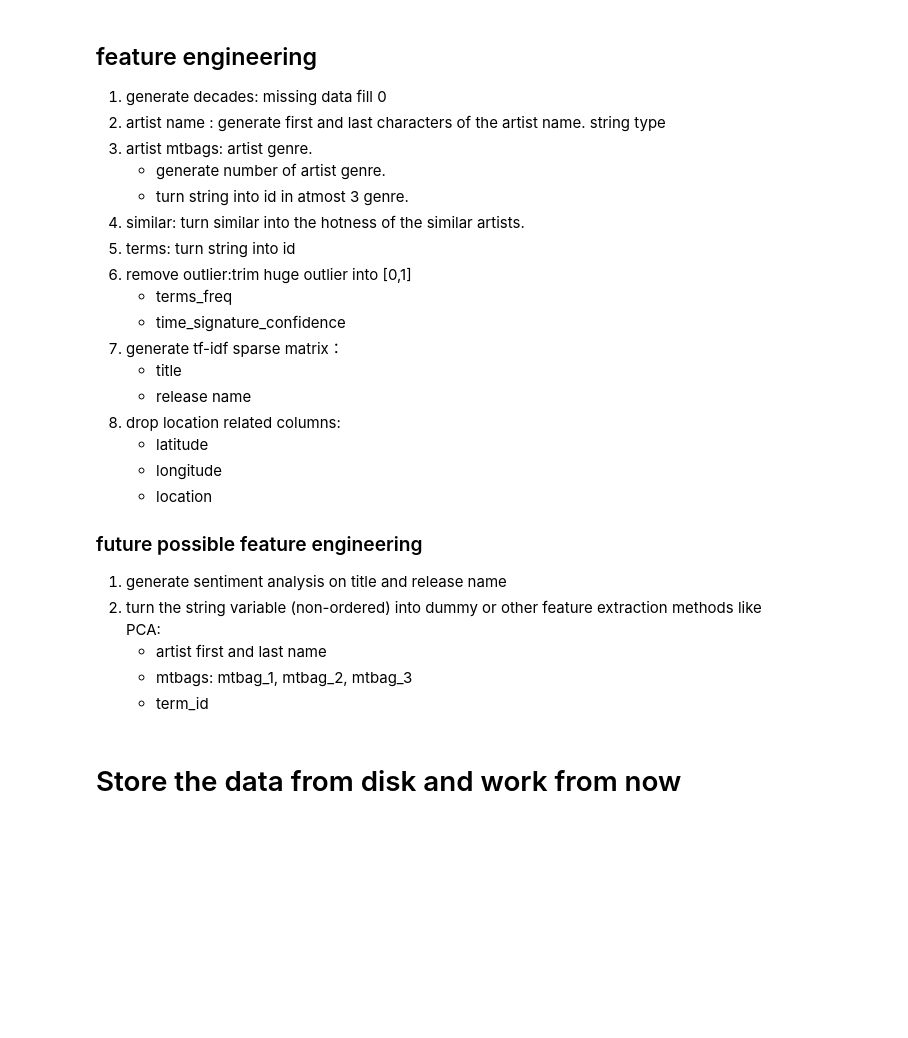
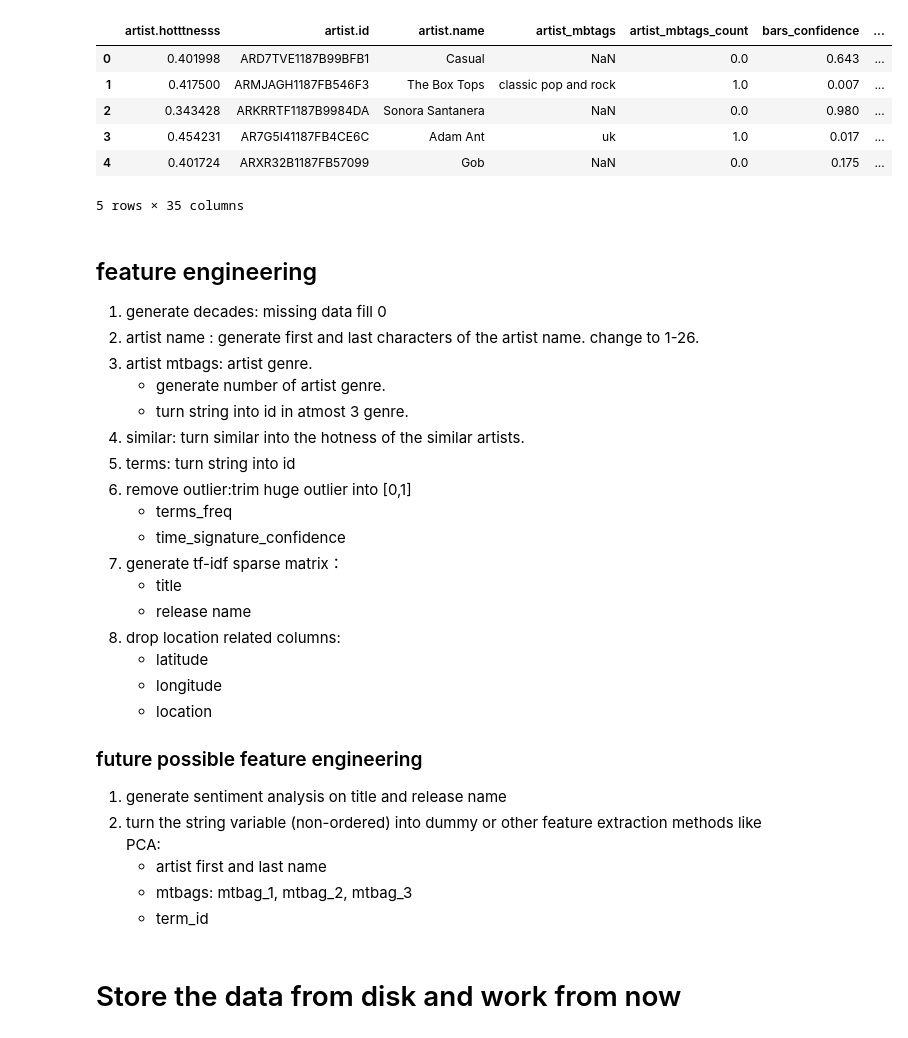
Before and after one commit to Yuting-Kou/AC209B_MillionSong, a Jupyter notebook: src/Preprocessing.ipynb, the cells around one changed output. Saved outputs shown, nothing was run; the diff lists cells and outputs as text; code cells hidden in the pictures; blank space fills up the shorter version.

```diff
--- a/src/Preprocessing.ipynb
+++ b/src/Preprocessing.ipynb
@@ -17,10 +18,20 @@ nltk.download('stopwords')
 # %%
-# data = pd.read_csv(r'../data/music.csv')
+data = pd.read_csv(r'../data/music.csv')
+# %%
+data.head()
+# %% [output]
+|  | artist.hotttnesss | artist.id | artist.name | artist_mbtags | artist_mbtags_count | bars_confidence | ... |
+| 0 | 0.401998 | ARD7TVE1187B99BFB1 | Casual | NaN | 0.0 | 0.643 | ... |
+| 1 | 0.417500 | ARMJAGH1187FB546F3 | The Box Tops | classic pop and rock | 1.0 | 0.007 | ... |
+| 2 | 0.343428 | ARKRRTF1187B9984DA | Sonora Santanera | NaN | 0.0 | 0.980 | ... |
+| 3 | 0.454231 | AR7G5I41187FB4CE6C | Adam Ant | uk | 1.0 | 0.017 | ... |
+| 4 | 0.401724 | ARXR32B1187FB57099 | Gob | NaN | 0.0 | 0.175 | ... |
+5 rows × 35 columns
 # %% [markdown]
 ## feature engineering
 
 1. generate decades: missing data fill 0
-2. artist name : generate first and last characters of the artist name. string type
+2. artist name : generate first and last characters of the artist name. change to 1-26.
 3. artist mtbags: artist genre.
    - generate number of artist genre.
    - turn string into id in atmost 3 genre.
```
Also changed, not shown: parts of 2 cells of this notebook, 2 other files.
